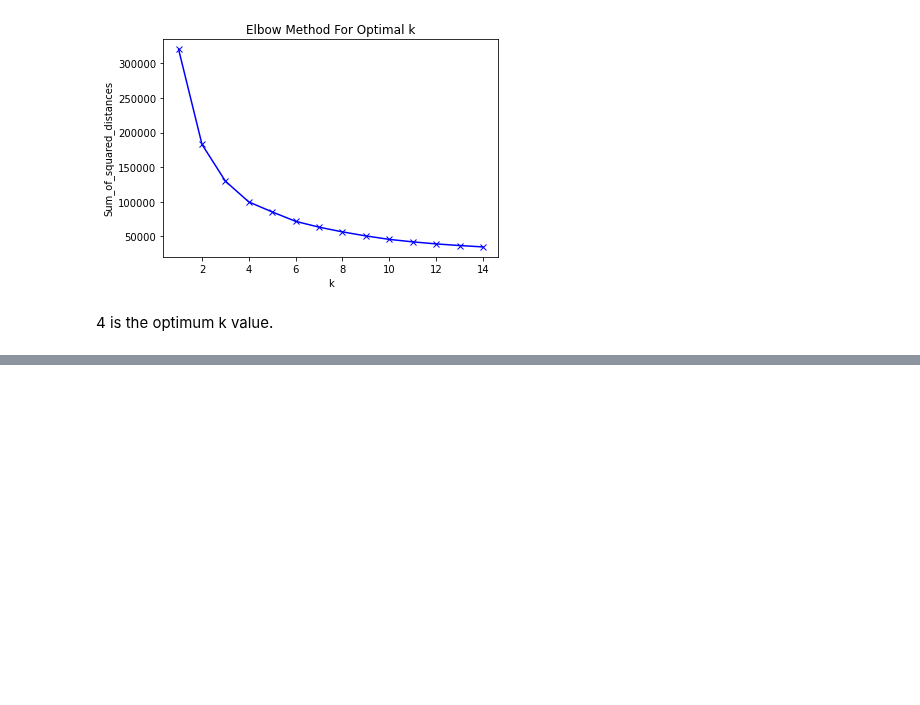
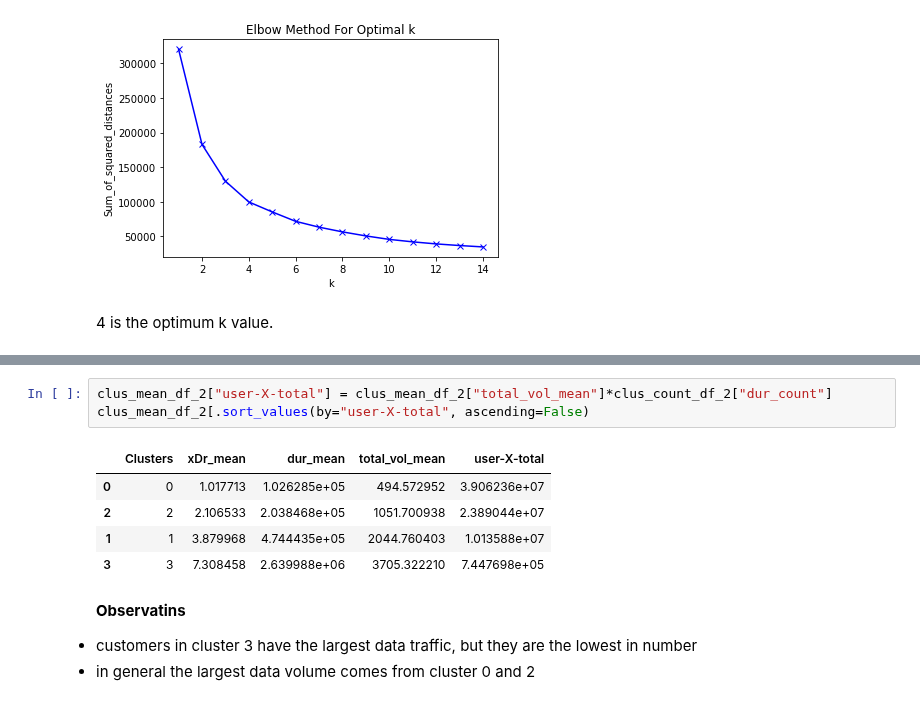
Before and after one commit to benbel376/telecom_users_analytics, a Jupyter notebook: notebooks/user_engagement_analysis.ipynb, the cells around one changed output, grey strips where cells are left out. Saved outputs shown, nothing was run; the diff lists cells and outputs as text; blank space fills up the shorter version.

```diff
--- a/notebooks/user_engagement_analysis.ipynb
+++ b/notebooks/user_engagement_analysis.ipynb
@@ -258,0 +308,13 @@ plt.show()
+# %%
+clus_mean_df_2["user-X-total"] = clus_mean_df_2["total_vol_mean"]*clus_count_df_2["dur_count"]
+clus_mean_df_2[.sort_values(by="user-X-total", ascending=False)
+# %% [output]
+|  | Clusters | xDr_mean | dur_mean | total_vol_mean | user-X-total |
+| 0 | 0 | 1.017713 | 1.026285e+05 | 494.572952 | 3.906236e+07 |
+| 2 | 2 | 2.106533 | 2.038468e+05 | 1051.700938 | 2.389044e+07 |
+| 1 | 1 | 3.879968 | 4.744435e+05 | 2044.760403 | 1.013588e+07 |
+| 3 | 3 | 7.308458 | 2.639988e+06 | 3705.322210 | 7.447698e+05 |
+# %% [markdown]
+**Observatins**
+<li>customers in cluster 3 have the largest data traffic, but they are the lowest in number
+<li>in general the largest data volume comes from cluster 0 and 2
```
Also changed, not shown: parts of 6 cells of this notebook.
